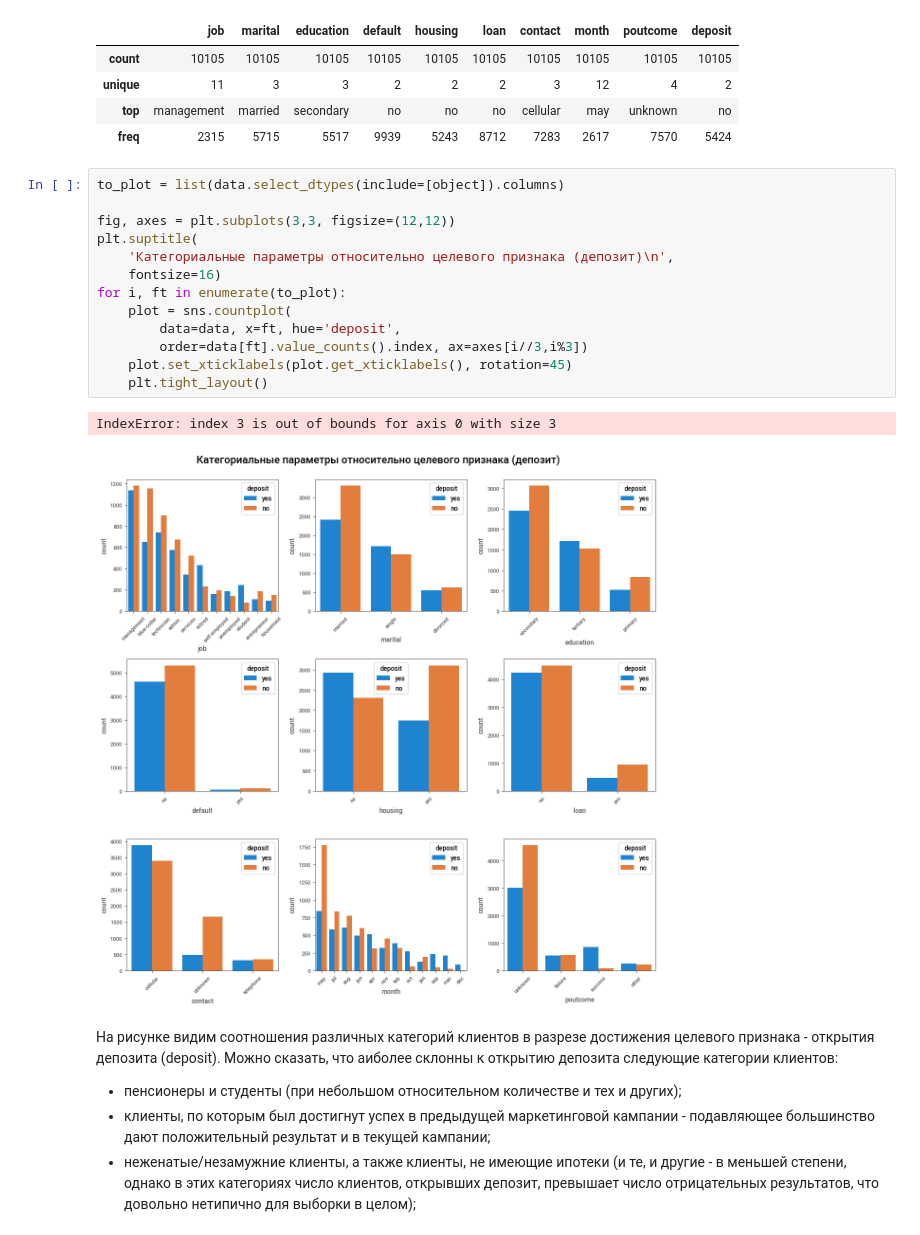
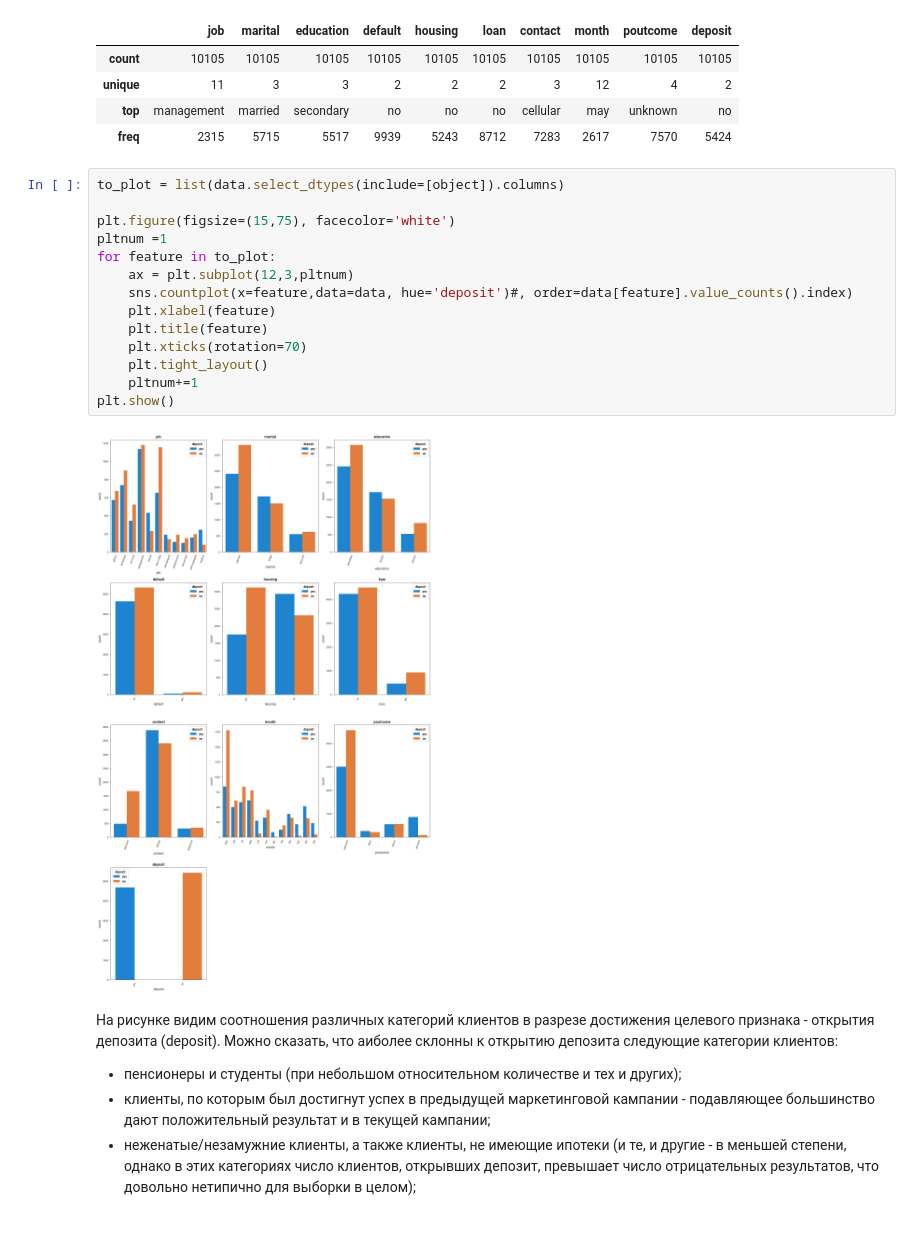
Before and after one commit to KislyukAnna/sf_data_science, a Jupyter notebook: Project_4/Project_4_ML.ipynb, the cells around one changed output. Drawn from its saved outputs; the diff is of its cells as text.

```diff
--- a/Project_4/Project_4_ML.ipynb
+++ b/Project_4/Project_4_ML.ipynb
@@ -251,19 +251,19 @@ display(data.describe(include='object'))
 # %%
 to_plot = list(data.select_dtypes(include=[object]).columns)
 
-fig, axes = plt.subplots(3,3, figsize=(12,12))
-plt.suptitle(
-    'Категориальные параметры относительно целевого признака (депозит)\n',
-    fontsize=16)
-for i, ft in enumerate(to_plot):
-    plot = sns.countplot(
-        data=data, x=ft, hue='deposit',
-        order=data[ft].value_counts().index, ax=axes[i//3,i%3])
-    plot.set_xticklabels(plot.get_xticklabels(), rotation=45)
+plt.figure(figsize=(15,75), facecolor='white')
+pltnum =1
+for feature in to_plot:
+    ax = plt.subplot(12,3,pltnum)
+    sns.countplot(x=feature,data=data, hue='deposit')#, order=data[feature].value_counts().index)
+    plt.xlabel(feature)
+    plt.title(feature)
+    plt.xticks(rotation=70)
     plt.tight_layout()
+    pltnum+=1
+plt.show()
 # %% [output]
-IndexError: index 3 is out of bounds for axis 0 with size 3
-[figure, old version]
+[figure, new version]
 # %% [markdown]
 На рисунке видим соотношения различных категорий клиентов в разрезе достижения целевого признака - открытия депозита (deposit). Можно сказать, что аиболее склонны к открытию депозита следующие категории клиентов:
 
```
Also changed, not shown: parts of 26 cells of this notebook, 4 other files.
